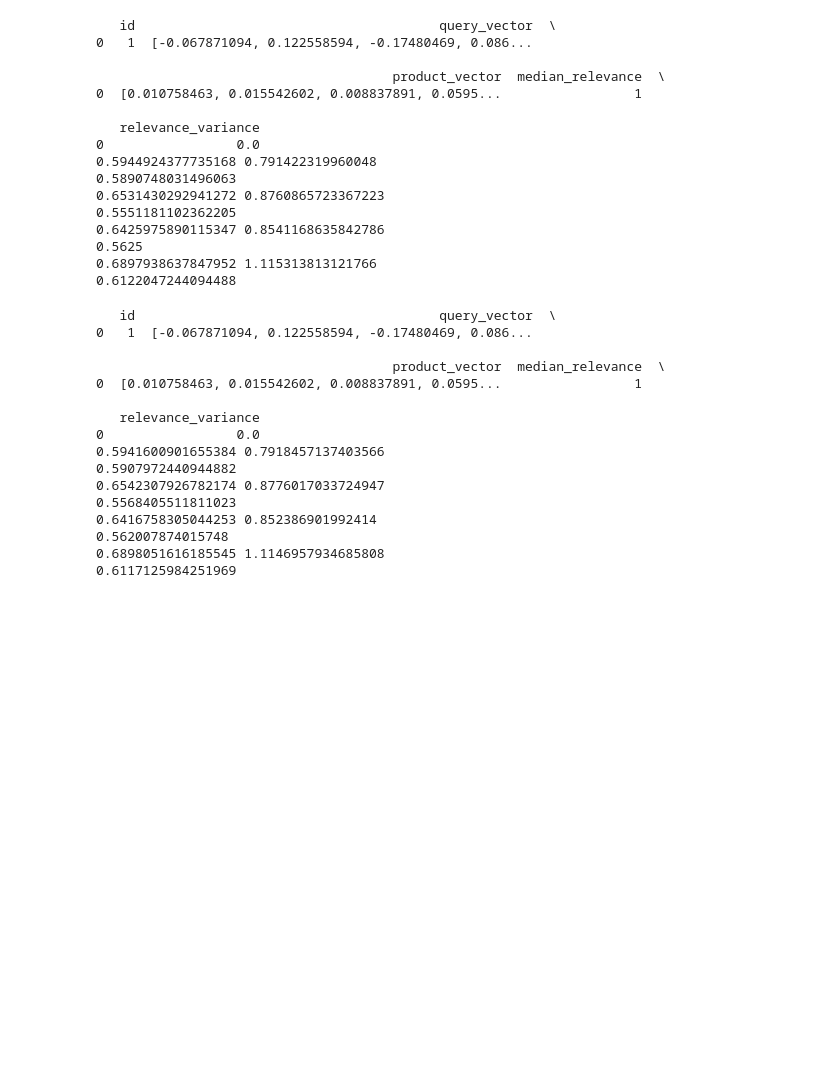
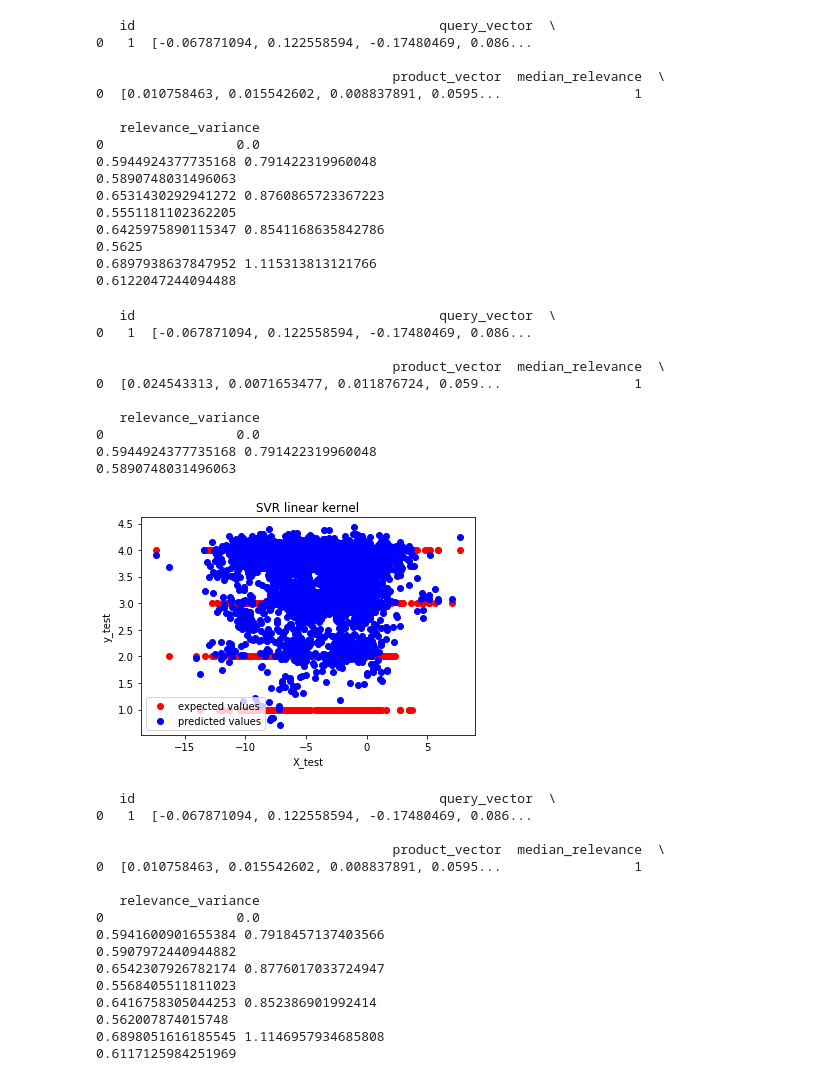
Before and after one commit to MarinStojsavljevic/apt_projekt, a Jupyter notebook: Untitled3.ipynb, the cells around one changed output. Cells and saved outputs as stored; diff of their text form; code cells hidden in the pictures; blank space fills up the shorter version.

```diff
--- a/Untitled3.ipynb
+++ b/Untitled3.ipynb
@@ -94,6 +95,47 @@ for tr in train:
 0.5625
 0.6897938637847952 1.115313813121766
 0.6122047244094488
+# %%
+data  = []
+with open("/content/drive/MyDrive/Colab Notebooks/apt/word2vec_with_numbers.json", 'r') as f:
+    data=json.load(f)
+    with_numbers = pd.DataFrame(data)
+
+print(with_numbers.head(1))
+
+query = np.array([np.array(list(np.float_(x))) for x in with_numbers['query_vector']])
+product = np.array([np.array(list(np.float_(x))) for x in with_numbers['product_vector']])
+label = np.array(with_numbers['median_relevance'])
+
+train = [np.concatenate((query, product), axis = 1), query - product, query + product, query * product]
+
+X_train, X_test, y_train, y_test = train_test_split(train[0], label, test_size=0.4, random_state=42)
+model = SVR(kernel = 'linear').fit(X_train, y_train)
+prediction = model.predict(X_test)
+print(MAE(y_test, prediction), MSE(y_test, prediction))
+print(accuracy(y_test, prediction))
+X_grid = np.arange(min(np.sum(X_test, axis=1)), max(np.sum(X_test, axis=1)), 0.01) #this step required because data is feature scaled.
+X_grid = X_grid.reshape((len(X_grid), 1))
+plt.scatter(np.sum(X_test, axis=1), y_test, color = 'red', label='expected values')
+plt.scatter(np.sum(X_test, axis=1), model.predict(X_test), color = 'blue', label='predicted values')
+plt.title('SVR linear kernel')
+plt.xlabel('X_test')
+plt.ylabel('y_test')
+plt.legend(loc="best")
+plt.savefig('/content/drive/MyDrive/Colab Notebooks/apt/svr_linear.jpg', bbox_inches='tight')
+plt.show()
+# %% [output]
+   id                                       query_vector  \
+0   1  [-0.067871094, 0.122558594, -0.17480469, 0.086...
+
+                                      product_vector  median_relevance  \
+0  [0.024543313, 0.0071653477, 0.011876724, 0.059...                 1
+
+   relevance_variance
+0                 0.0
+0.5944924377735168 0.791422319960048
+0.5890748031496063
+[figure, added]
 # %%
 data  = []
 with open("/content/drive/MyDrive/Colab Notebooks/apt/word2vec_without_numbers_partially.json", 'r') as f:
```
Also changed, not shown: parts of 1 cell of this notebook, 3 other files.
